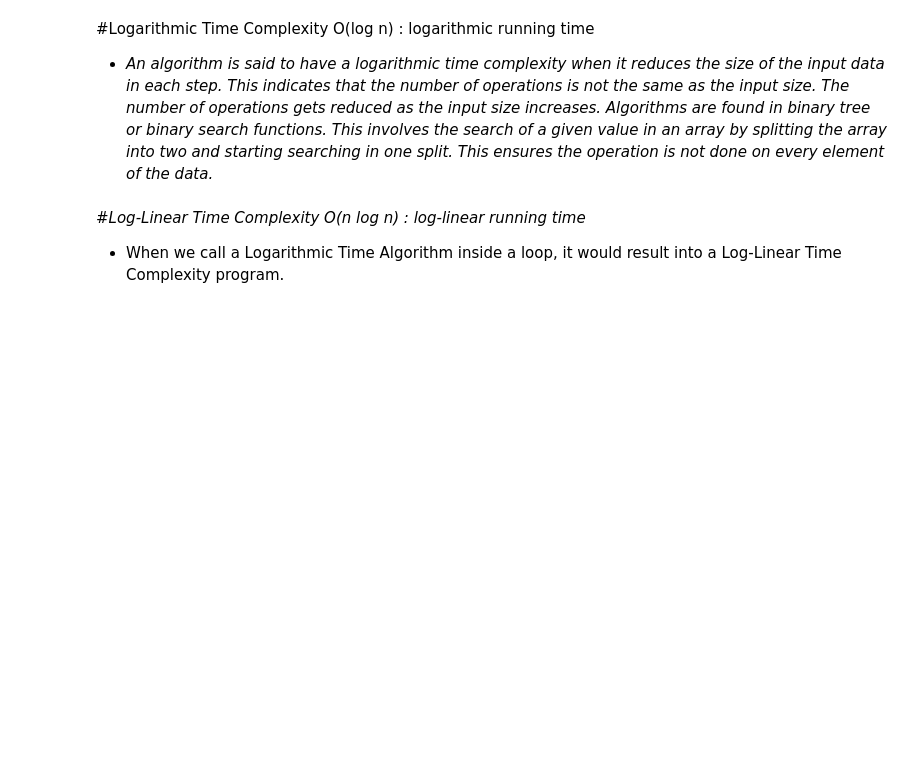
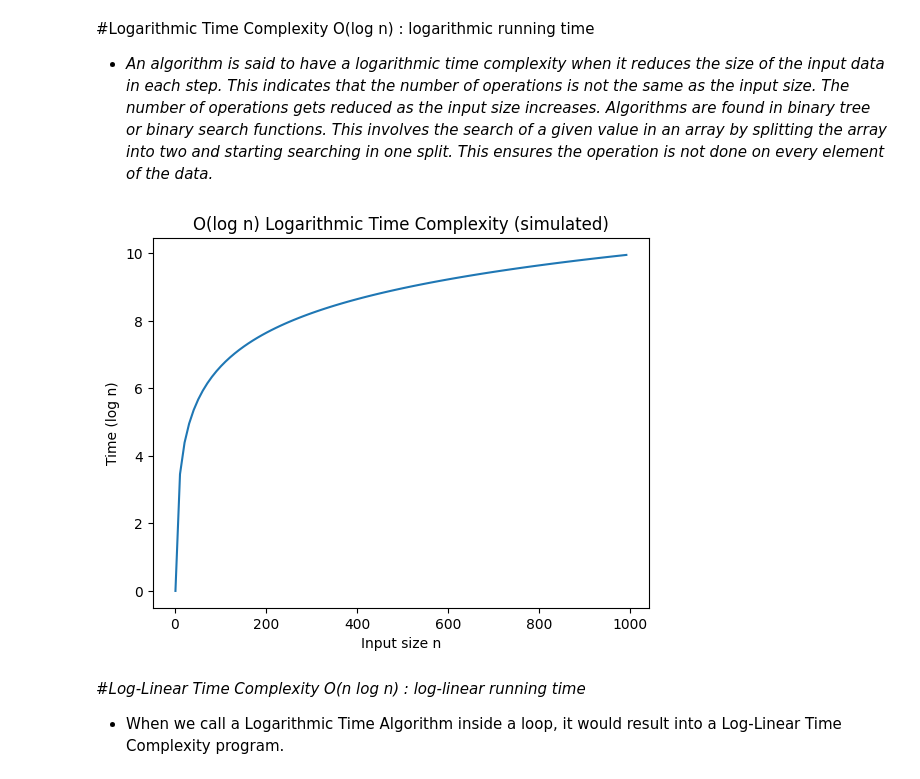
Before and after one commit to Sameer240725/ALGORITHM-LAB, a Jupyter notebook: Lab_3_Growth_of_function.ipynb, the cells around one changed output. Cells and saved outputs as stored; diff of their text form; code cells hidden in the pictures; blank space fills up the shorter version.

```diff
--- a/Lab_3_Growth_of_function.ipynb
+++ b/Lab_3_Growth_of_function.ipynb
@@ -79,3 +127,46 @@ plt.show()
+# %%
+#Prob_4 Take Suitable example and write function that runs in logarithmic time. plot graph as well similar to above example.
+
+import matplotlib.pyplot as plt
+import math
+
+def binary_search_iterations(arr, target):
+    low = 0
+    high = len(arr) - 1
+    iterations = 0
+    while low <= high:
+        iterations += 1
+        mid = (low + high) // 2
+        if arr[mid] == target:
+            return iterations
+        elif arr[mid] < target:
+            low = mid + 1
+        else:
+            high = mid - 1
+    return iterations
+
+
+n_values = list(range(1, 1001, 10))  # Input sizes from 1 to 1000
+time_values = []
+
+for n in n_values:
+    data = list(range(n)) # Create a sorted list of size n
+    # For binary search, the number of iterations is proportional to log(n)
+    # We'll simulate finding an element (e.g., the last element or middle element)
+    # The worst case for binary search is log2(n) iterations.
+    if n > 0:
+        time_values.append(math.log2(n))
+    else:
+        time_values.append(0)
+
+plt.figure()
+plt.plot(n_values, time_values)
+plt.xlabel("Input size n")
+plt.ylabel("Time (log n)")
+plt.title("O(log n) Logarithmic Time Complexity (simulated)")
+plt.show()
+# %% [output]
+[figure, added]
 # %% [markdown]
 #*Log-Linear Time Complexity O(n log n) : log-­linear running time*
 
```
Also changed, not shown: parts of 14 cells of this notebook.
